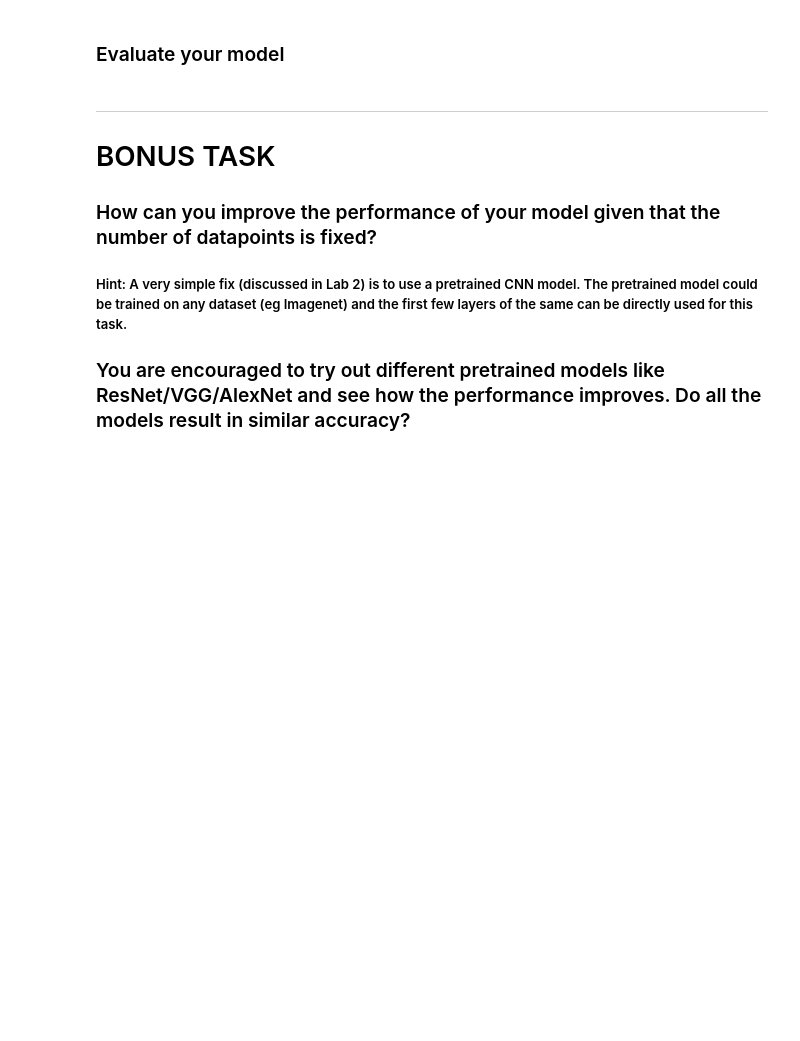
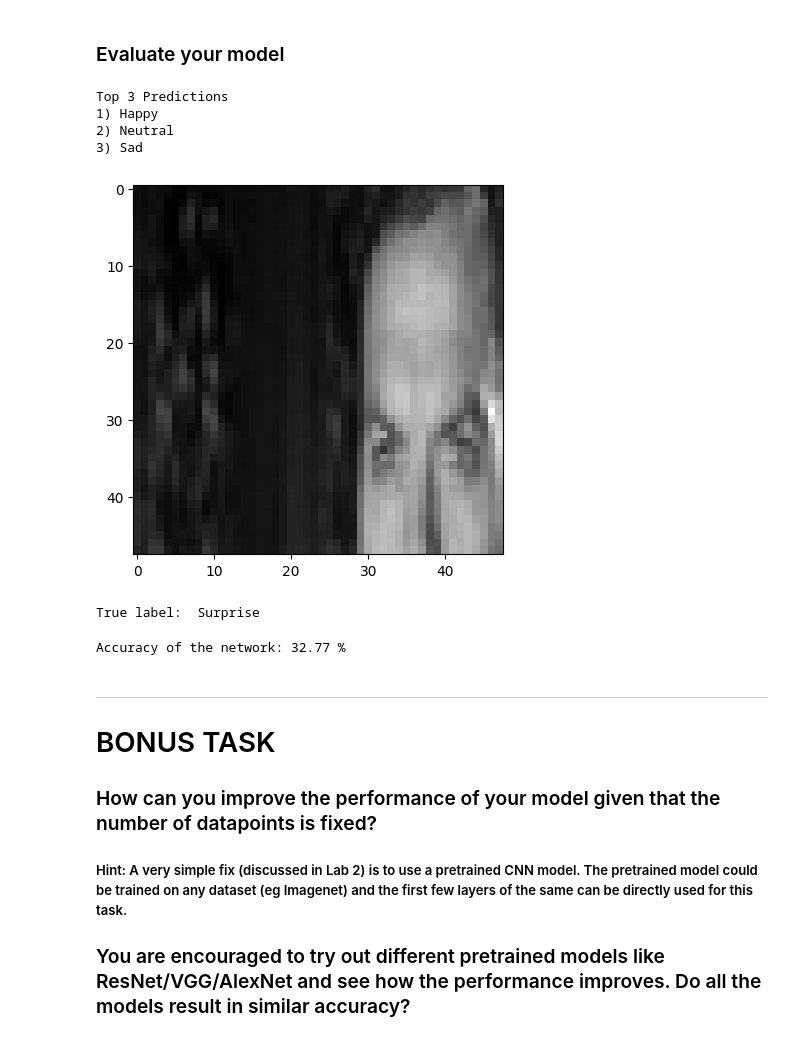
Before and after one commit to Hemanthnaidu3737/Assignment-6, a Jupyter notebook: Copy_of_FMML_Module_9_Project(b).ipynb, the cells around one changed output. Cells and saved outputs as stored; diff of their text form; code cells hidden in the pictures; blank space fills up the shorter version.

```diff
--- a/Copy_of_FMML_Module_9_Project(b).ipynb
+++ b/Copy_of_FMML_Module_9_Project(b).ipynb
@@ -151,6 +183,13 @@ for index, row in emotion_data.iterrows():
 
   # Similarly write the conditions for test and val splits here
   ###### YOUR CODE HERE  ######
+  if row['Usage'] == 'PublicTest':
+    X_val.append(np.array(k))
+    y_val.append(row['emotion'])
+
+  if row['Usage'] == 'PrivateTest':
+    X_test.append(np.array(k))
+    y_test.append(row['emotion'])
 
 
 
@@ -213,9 +252,23 @@ class Net(nn.Module):
     def __init__(self):
         super(Net,self).__init__()
         #### YOUR CODE HERE  ####
+        self.conv1 = nn.Conv2d(1, 16, 3)
+        self.pool = nn.MaxPool2d(2, 2)
+        self.conv2 = nn.Conv2d(16, 32, 5)
+        self.fc1 = nn.Linear(2592, 512)
+        self.fc2 = nn.Linear(512, 128)
+        # output layer 7 classes
+        self.fc3 = nn.Linear(128, 7)
 
     def forward(self,x):
         #### YOUR CODE HERE  ####
+        x = self.pool(F.relu(self.conv1(x)))
+        x = self.pool(F.relu(self.conv2(x)))
+        # flatten all dimensions except batch
+        x = torch.flatten(x, 1)
+        x = F.relu(self.fc1(x))
+        x = F.relu(self.fc2(x))
+        x = self.fc3(x)
         return x
 # %%
 # Device (CPU/GPU)
@@ -340,5 +408,13 @@ def visualize_prediction(image, model, k=3):
   plt.show()
 # %%
 image, label = test_dataset[1]
-visualize_prediction(image, cnn)
+model.float()
+visualize_prediction(image, model)
 print('\nTrue label: ', classes[int(label)])
+# %% [output]
+Top 3 Predictions
+1) Happy
+2) Neutral
+3) Sad
+[figure, added]
+True label:  Surprise
@@ -345,6 +443,9 @@ print('\nTrue label: ', classes[int(label)])
 # %%
 # Print accuracy on test data
+model.double()
 true_labels, predicted_labels = test_model(model, test_loader)
+# %% [output]
+Accuracy of the network: 32.77 %
 # %% [markdown]
 ---
 
```
Also changed, not shown: parts of 10 cells of this notebook.
